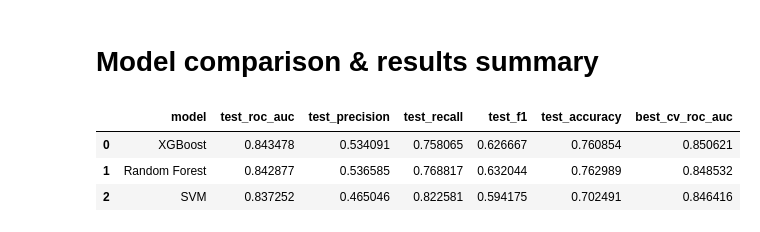
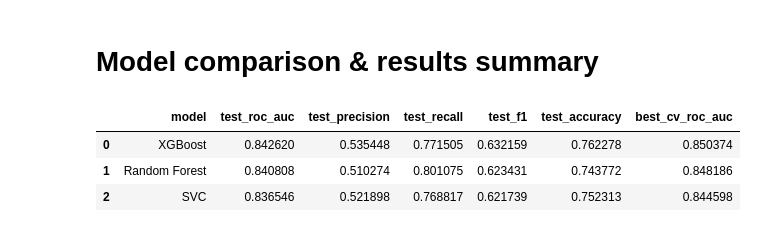
Before and after one commit to serieh/To-Catch-a-Churner, a Jupyter notebook: Notebooks/ML.ipynb, the cells around one changed output. Drawn from its saved outputs; the diff is of its cells as text; code cells hidden in the pictures.

```diff
--- a/Notebooks/ML.ipynb
+++ b/Notebooks/ML.ipynb
@@ -448,7 +527,7 @@ final_xgb_params = dict(best_xgb_params)
 final_xgb_params["n_estimators"] = best_n_estimators  # picked by early stopping, above
 
 final_xgb_pipeline = Pipeline([
-    ("preprocessor", clone(preprocessor)),
+    ("preprocessor", clone(tree_preprocessor)),
     ("model", XGBClassifier(
         **final_xgb_params,
         random_state=RANDOM_STATE,
@@ -458,14 +537,5 @@ final_xgb_pipeline = Pipeline([
     )),
 ])
 final_xgb_pipeline.fit(X_train, y_train)  # explicit final training on the FULL training set
-
-xgb_best_pipeline, xgb_test_metrics = evaluate_and_save(
-    "xgboost",
-    final_xgb_pipeline,
-    extra_info={
-        "best_params_from_search": xgb_search.best_params_,
-        "best_cv_roc_auc": xgb_search.best_score_,
-        "early_stopping_best_n_estimators": best_n_estimators,
-    },
-)
+joblib.dump(final_xgb_pipeline, os.path.join(MODELS_DIR, 'xgboost_final_model.joblib'))
 # %% [output]
@@ -482,0 +543,12 @@ ROC AUC: 0.8435
+# %%
+xgb_test_metrics = evaluate_and_save(
+    "XGBoost",
+    final_xgb_pipeline,
+    threshold=xgb_threshold,
+    extra_info={
+        "best_params_from_search": xgb_search.best_params_,
+        "best_cv_roc_auc": xgb_search.best_score_,
+        "early_stopping_best_n_estimators": best_n_estimators,
+    },
+)
+test_rows.append(xgb_test_metrics)
@@ -485,29 +579,23 @@ ROC AUC: 0.8435
 # %%
 summary_rows = []
 for model_name, metrics in [
     ("Random Forest", rf_test_metrics),
-    ("SVM", svc_test_metrics),
+    ("SVC", svc_test_metrics),
     ("XGBoost", xgb_test_metrics),
 ]:
     summary_rows.append({
         "model": model_name,
-        "test_roc_auc": metrics["roc_auc"],
-        "test_precision": metrics["precision"],
-        "test_recall": metrics["recall"],
-        "test_f1": metrics["f1"],
-        "test_accuracy": metrics["accuracy"],
+        "test_roc_auc": metrics["ROC-AUC"],
+        "test_precision": metrics["Precision"],
+        "test_recall": metrics["Recall"],
+        "test_f1": metrics["F1"],
+        "test_accuracy": metrics["Accuracy"],
         "best_cv_roc_auc": metrics.get("best_cv_roc_auc"),
     })
 
-summary_df = pd.DataFrame(summary_rows).sort_values("test_roc_auc", ascending=False).reset_index(drop=True)
-summary_df.to_csv(os.path.join(RESULTS_DIR, "model_comparison_summary.csv"), index=False)
-
-with open(os.path.join(RESULTS_DIR, "model_comparison_summary.json"), "w") as f:
-    json.dump(summary_rows, f, indent=2, default=str)
-
-summary_df
+pd.DataFrame(summary_rows).sort_values("test_roc_auc", ascending=False).reset_index(drop=True)
 # %% [output]
 |  | model | test_roc_auc | test_precision | test_recall | test_f1 | test_accuracy | best_cv_roc_auc |
-| 0 | XGBoost | 0.843478 | 0.534091 | 0.758065 | 0.626667 | 0.760854 | 0.850621 |
-| 1 | Random Forest | 0.842877 | 0.536585 | 0.768817 | 0.632044 | 0.762989 | 0.848532 |
-| 2 | SVM | 0.837252 | 0.465046 | 0.822581 | 0.594175 | 0.702491 | 0.846416 |
+| 0 | XGBoost | 0.842620 | 0.535448 | 0.771505 | 0.632159 | 0.762278 | 0.850374 |
+| 1 | Random Forest | 0.840808 | 0.510274 | 0.801075 | 0.623431 | 0.743772 | 0.848186 |
+| 2 | SVC | 0.836546 | 0.521898 | 0.768817 | 0.621739 | 0.752313 | 0.844598 |
```
Also changed, not shown: parts of 38 cells of this notebook, 20 other files.
